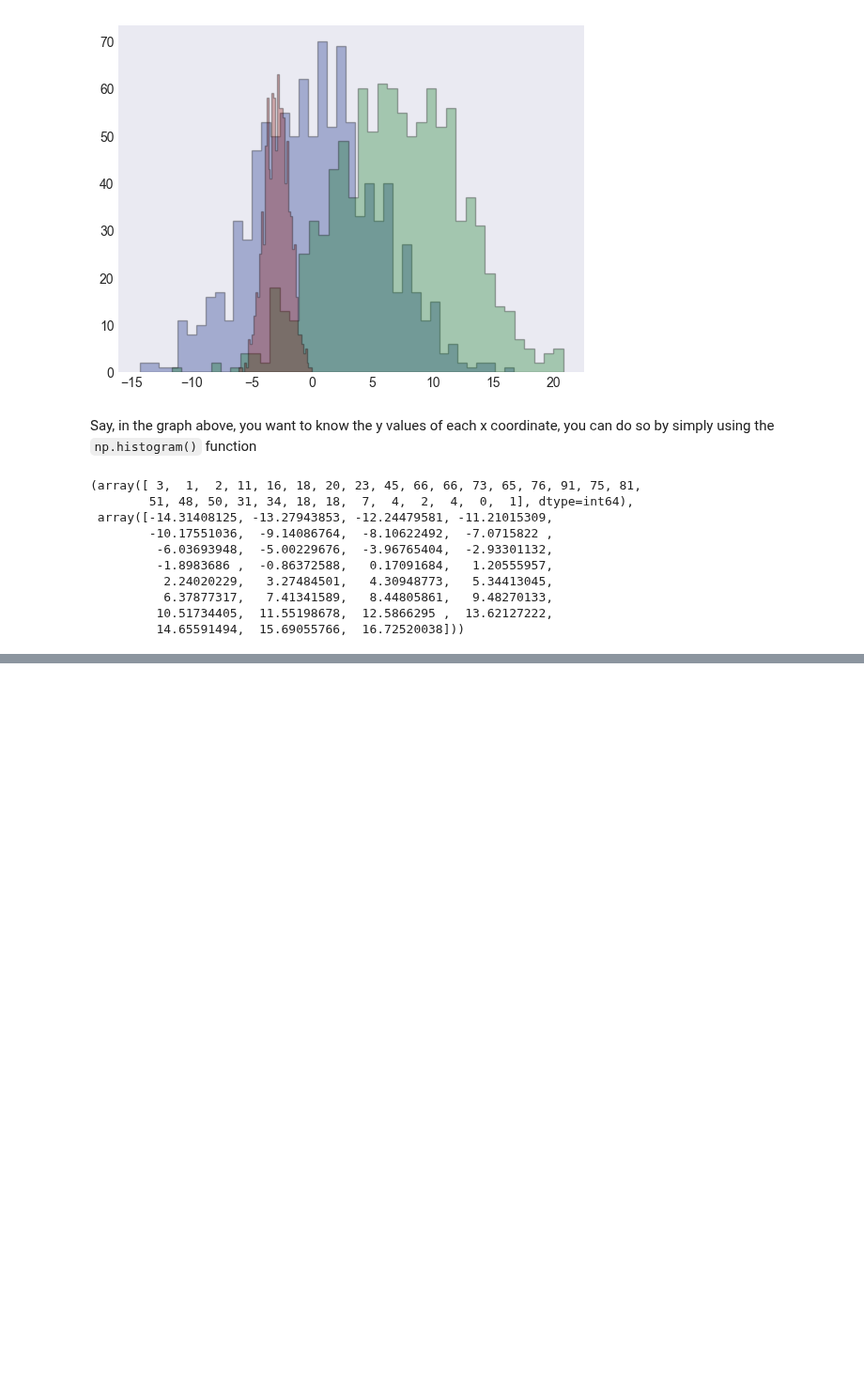
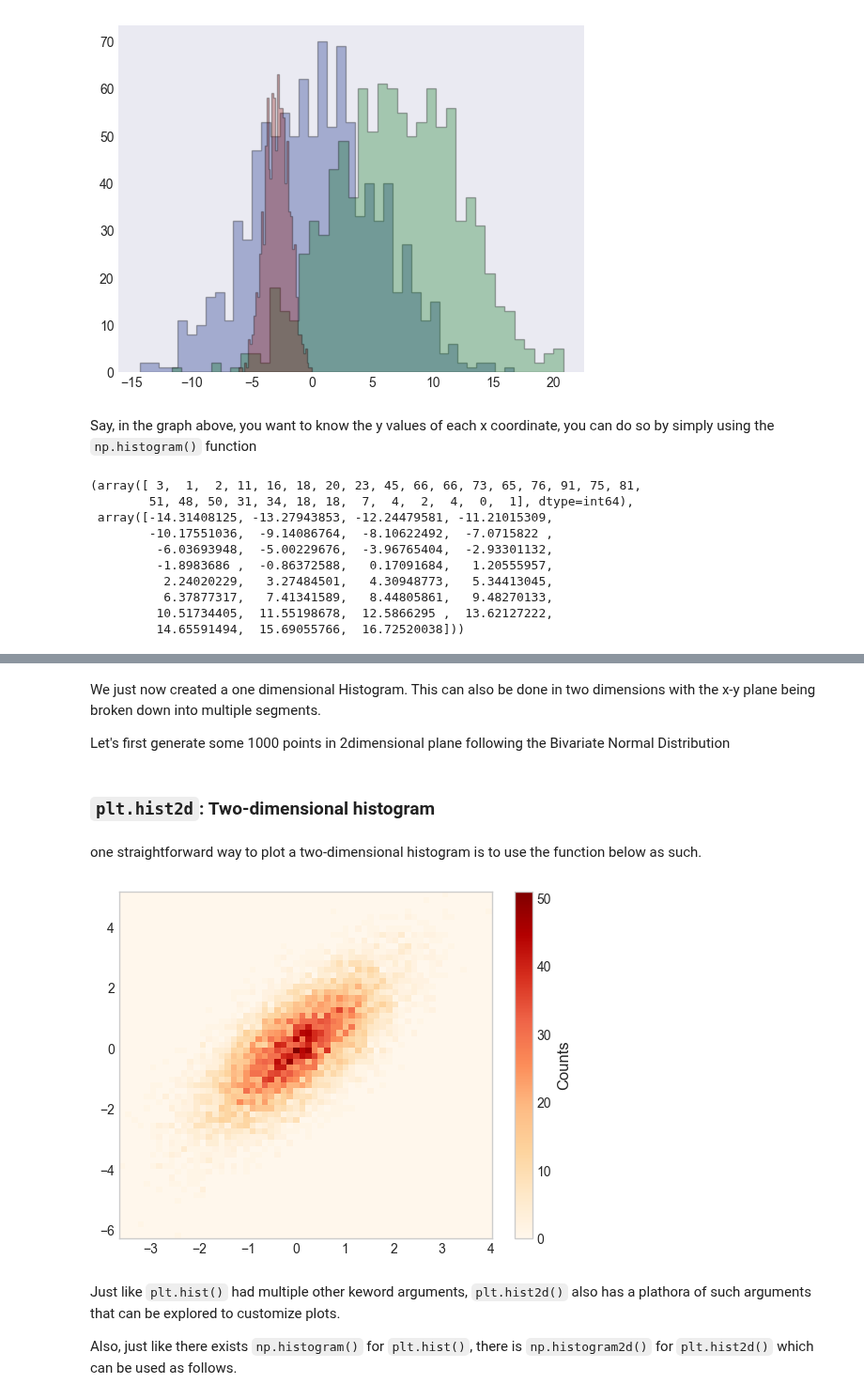
Before and after one commit to denis-james/Self-Learning, a Jupyter notebook: Matplotlib/5. Histograms, Binnings and Density.ipynb, the cells around one changed output, grey strips where cells are left out. Shown at 94% size. Saved outputs shown, nothing was run; the diff lists cells and outputs as text; code cells hidden in the pictures; blank space fills up the shorter version.

Commit message:
Histograms, Binnings and Density completed

```diff
--- a/Matplotlib/5. Histograms, Binnings and Density.ipynb
+++ b/Matplotlib/5. Histograms, Binnings and Density.ipynb
@@ -1,5 +1,5 @@
 # %%
 %matplotlib inline
 import pandas as pd, numpy as np, matplotlib.pyplot as plt
-plt.style.use('seaborn-v0_8-dark-palette')
-plt.style.available
+plt.style.use('seaborn-v0_8-whitegrid')
+# plt.style.available
@@ -104,0 +89,4 @@ np.histogram(data1,bins=30)
+# %% [markdown]
+We just now created a one dimensional Histogram. This can also be done in two dimensions with the x-y plane being broken down into multiple segments.
+
+Let's first generate some 1000 points in 2dimensional plane following the Bivariate Normal Distribution
@@ -104,0 +100,4 @@ np.histogram(data1,bins=30)
+# %% [markdown]
+### `plt.hist2d`: Two-dimensional histogram
+# %% [markdown]
+one straightforward way to plot a two-dimensional histogram is to use the function below as such.
@@ -104,0 +106,9 @@ np.histogram(data1,bins=30)
+# %%
+plt.hist2d(x,y,bins=60,cmap='OrRd')
+plt.colorbar().set_label('Counts')
+# %% [output]
+[figure, added]
+# %% [markdown]
+Just like `plt.hist()` had multiple other keword arguments, `plt.hist2d()` also has a plathora of such arguments that can be explored to customize plots.
+
+Also, just like there exists `np.histogram()` for `plt.hist()`, there is `np.histogram2d()` for `plt.hist2d()` which can be used as follows.
```
Also changed, not shown: parts of 8 cells of this notebook.
